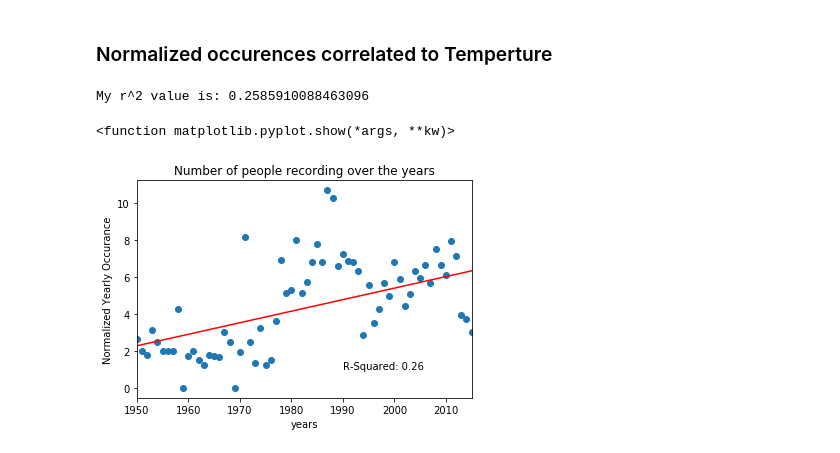
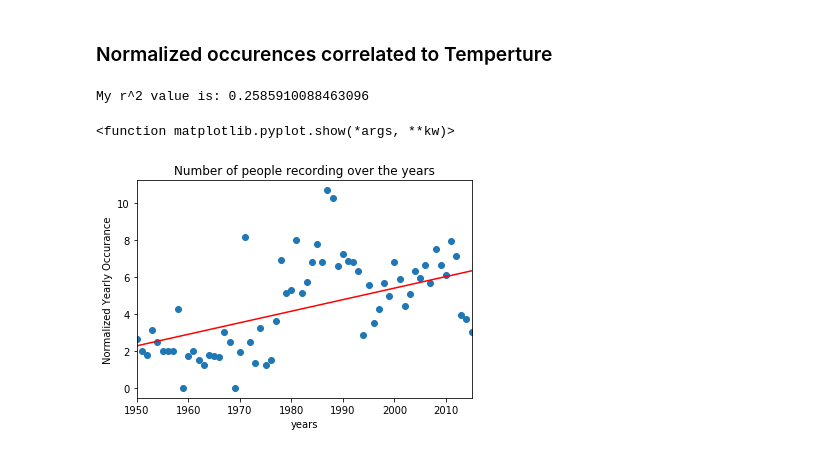
Before and after one commit to louisLeboa/toBoa, a Jupyter notebook: Recordedbyhist.ipynb, the cells around one changed output. Drawn from its saved outputs; the diff is of its cells as text; code cells hidden in the pictures.

```diff
--- a/Recordedbyhist.ipynb
+++ b/Recordedbyhist.ipynb
@@ -140,22 +158,21 @@ def r_squared(ys_orig,ys_line):
     squared_error_y_mean = squared_error(ys_orig, y_mean_line)
     return 1 - (squared_error_regr/squared_error_y_mean)
 # %%
-
+import math as math
 print("My r^2 value is:", r_squared(totaler_3_the_reckoning,yhat))
 fig2 = plt.figure()
 ax = fig2.add_subplot(111)
 ax.set(title = "Number of people recording over the years",
        xticks = np.arange(1950, 2016,10),
        ylabel = "Normalized Yearly Occurance",
        xlabel = "years",
        xlim = [1950,2015])
-ax.text(1990, 1, "R-Squared: 0.26")
 ax.scatter(years, totaler_3_the_reckoning,)
 # plt.savefig("peak_occurence_3_14.png", dpi=300)
 
 ax.plot(xhat, yhat, color="red")
 plt.show
 # %% [output]
 My r^2 value is: 0.2585910088463096
 <function matplotlib.pyplot.show(*args, **kw)>
-[figure, old version]
+[figure, new version]
```
Also changed, not shown: parts of 2 cells of this notebook, 2 other files.
